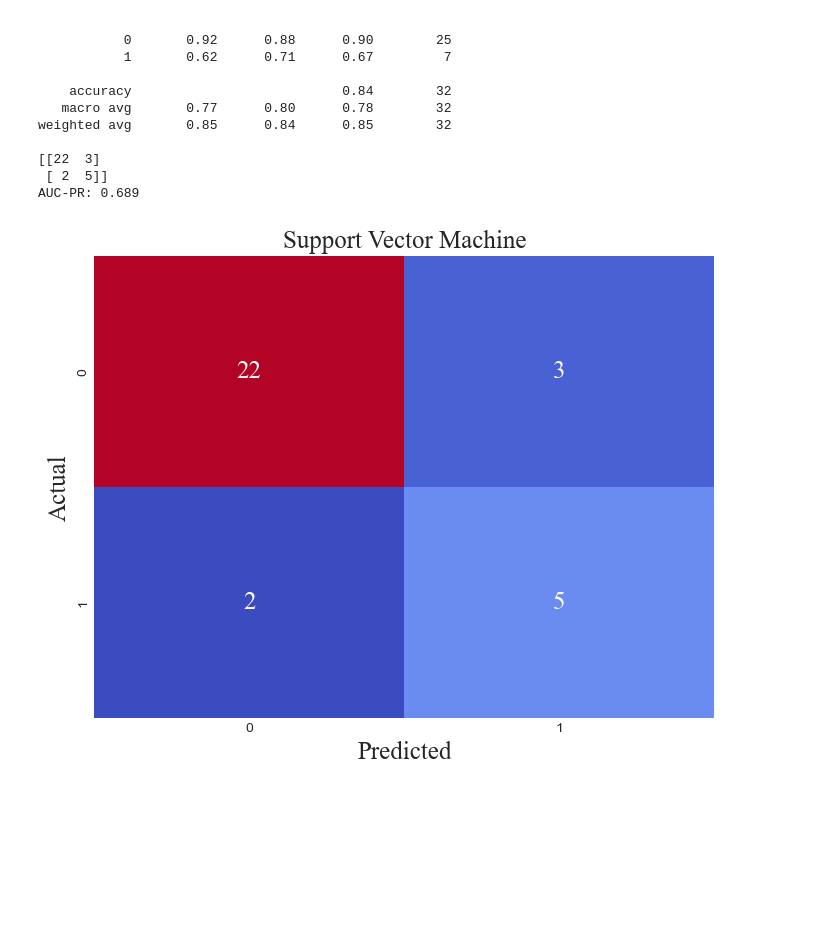
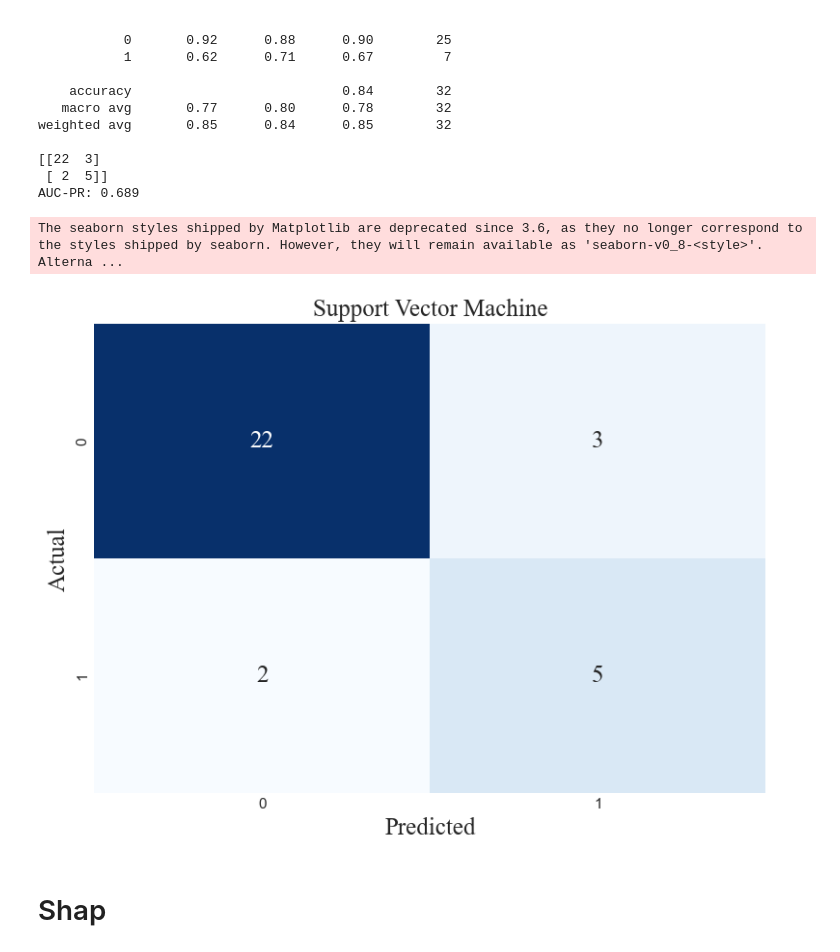
Before and after one commit to DionneSpaltman/predicting_VVR, a Jupyter notebook: models/svm.ipynb, the cells around one changed output. Drawn from its saved outputs; the diff is of its cells as text; code cells hidden in the pictures; blank space fills up the shorter version.

```diff
--- a/models/svm.ipynb
+++ b/models/svm.ipynb
@@ -182,27 +184,30 @@ AUC-PR: 0.689
 # %%
 import matplotlib.pyplot as plt
 from sklearn.metrics import confusion_matrix
 import seaborn as sns
 
 font = 'Times New Roman'
 size = 18
 
 # Calculate confusion matrix
 conf_matrix = confusion_matrix(y_test, y_pred)
 
 # Set the style to a modern style
 plt.style.use('seaborn-darkgrid')
 # Create a custom diverging color map
-colors = sns.color_palette("coolwarm", as_cmap=True)
+colors = sns.color_palette("Blues", as_cmap=True)
 
 # Plot confusion matrix
 plt.figure(figsize=(8, 6))
 sns.heatmap(conf_matrix, annot=True, fmt='d', cmap=colors, cbar=False,
             annot_kws={'fontname': font, 'fontsize': size})  # Set font and size for numbers
 plt.title('Support Vector Machine', fontname=font, fontsize=size)
 plt.xlabel('Predicted', fontname=font, fontsize=size)
 plt.ylabel('Actual', fontname=font, fontsize=size)
 
 plt.show()
 # %% [output]
+The seaborn styles shipped by Matplotlib are deprecated since 3.6, as they no longer correspond to the styles shipped by seaborn. However, they will remain available as 'seaborn-v0_8-<style>'. Alterna ...
-[figure, old version]
+[figure, new version]
+# %% [markdown]
+# Shap
```
Also changed, not shown: parts of 4 cells of this notebook, 8 other files.
